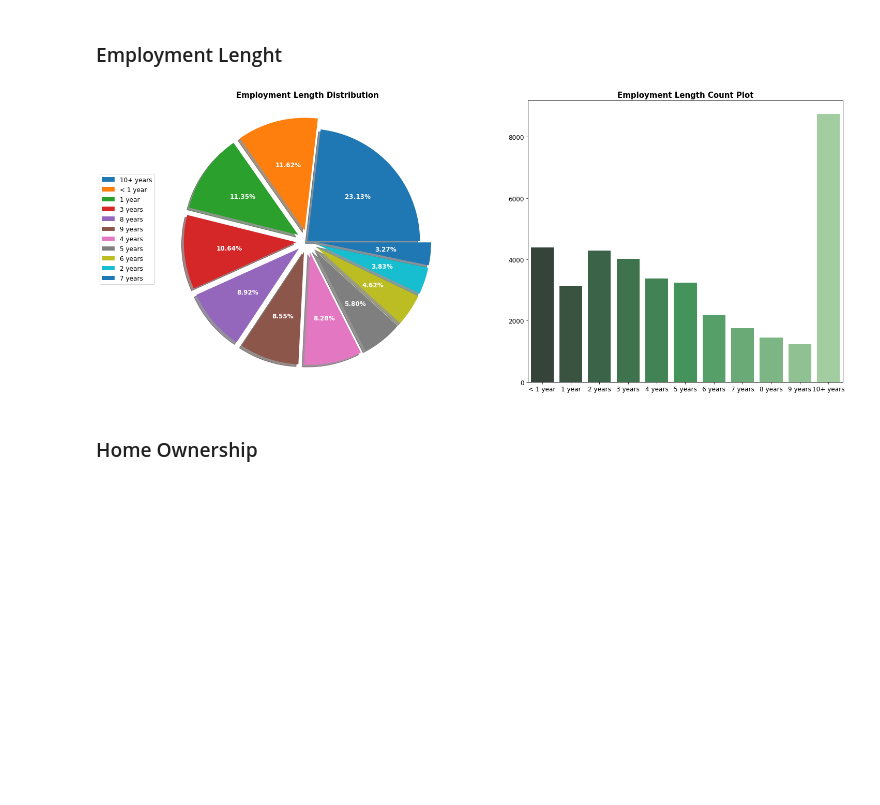
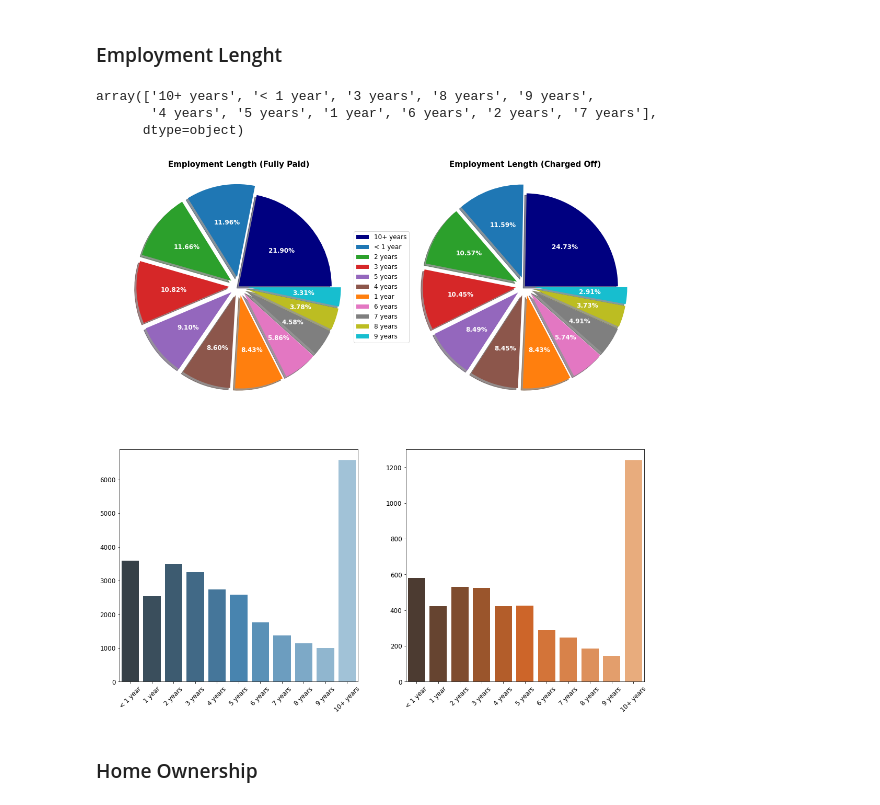
Before and after one commit to npalupunoori/LendingClubCaseStudy, a Jupyter notebook: Naren_Reddy_Palupunoori.ipynb, the cells around one changed output. Drawn from its saved outputs; the diff is of its cells as text; code cells hidden in the pictures; blank space fills up the shorter version.

```diff
--- a/Naren_Reddy_Palupunoori.ipynb
+++ b/Naren_Reddy_Palupunoori.ipynb
@@ -327,6 +317,6 @@ pd.concat([upper_limit, lower_limit, mean, median, maximum, minimum], axis=1, ke
 plt.figure(figsize = (20,40))
 for i in range(0, len(numeric_columns)):
     plt.subplot(8,3,i+1)
-    plt.boxplot(loan_n[numeric_columns[i]])
+    plt.boxplot(loan_clean[numeric_columns[i]])
     plt.title(numeric_columns[i])
 # %% [output]
@@ -333,0 +328,6 @@ for i in range(0, len(numeric_columns)):
+# %%
+upper_annual_inc = loan.annual_inc.quantile(0.75) + 1.5 * (loan.annual_inc.quantile(0.75) - loan.annual_inc.quantile(0.25))
+# %%
+loan_clean = loan.loc[(loan['annual_inc'] <= upper_annual_inc) & (loan['loan_status'] != "Current")]
+loan_current = loan.loc[(loan['annual_inc'] <= upper_annual_inc) & (loan['loan_status'] == "Current")]
+loan_high = loan.loc[loan['annual_inc'] > upper_annual_inc]
@@ -340,0 +375,3 @@ Start to analyzie each coloum and see which are relevent. Initally steps
+# %%
+loan_paid = loan_clean.loc[loan_clean['loan_status'] == 'Fully Paid']
+loan_charged = loan_clean.loc[loan_clean['loan_status'] == 'Charged Off']
@@ -459,31 +543,63 @@ plt.show()
 More than 75% of the loans are grades A to C with A is almost represent third of the loans
 # %% [markdown]
 ### Employment Lenght
+# %%
+loan_clean.emp_length.unique()
+# %% [output]
+array(['10+ years', '< 1 year', '3 years', '8 years', '9 years',
+       '4 years', '5 years', '1 year', '6 years', '2 years', '7 years'],
+      dtype=object)
 # %%
-plt.figure(figsize=(24,10))
+plt.figure(figsize=(18,18))
 
-plt.subplot(1,2,1)
-size = loan['emp_length'].value_counts().tolist()
-labels = loan.emp_length.unique().tolist()
+plt.subplot(2,2,1)
+size = loan_paid['emp_length'].value_counts().tolist()
+labels = loan_paid.emp_length.value_counts().index
 explode = [0, 0.1, 0.1, 0.1, 0.1, 0.1, 0.1, 0.1, 0.1, 0.1, 0.1]
-plt.pie(size, explode = explode, shadow = True, autopct = '%.2f%%',
+colors = {'< 1 year': 'tab:blue','1 year': 'tab:orange','2 years': 'tab:green','3 years': 'tab:red',
+          '4 years': 'tab:purple','5 years': 'tab:brown', '6 years': 'tab:pink','7 years': 'tab:gray',
+          '8 years': 'tab:olive','9 years': 'tab:cyan', '10+ years': 'navy'}
+plt.pie(size, explode = explode, shadow = True,
+        colors=[colors[i] for i in loan_clean.emp_length.value_counts().index], autopct = '%.2f%%',
        textprops={'color': 'w', 'fontsize' : 12, 'fontweight' : 'bold'})
-plt.title('Employment Length Distribution', fontsize = 15, fontweight = 'bold')
+plt.title('Employment Length (Fully Paid)', fontsize = 15, fontweight = 'bold')
+plt.axis('off')
+
+plt.subplot(2,2,2)
+size = loan_charged['emp_length'].value_counts().tolist()
+labels = loan_charged.emp_length.value_counts().index
+explode = [0, 0.1, 0.1, 0.1, 0.1, 0.1, 0.1, 0.1, 0.1, 0.1, 0.1]
+colors = {'< 1 year': 'tab:blue','1 year': 'tab:orange','2 years': 'tab:green','3 years': 'tab:red',
+          '4 years': 'tab:purple','5 years': 'tab:brown', '6 years': 'tab:pink','7 years': 'tab:gray',
+          '8 years': 'tab:olive','9 years': 'tab:cyan', '10+ years': 'navy'}
+plt.pie(size, explode = explode, shadow = True,
+        colors=[colors[i] for i in loan_clean.emp_length.value_counts().index], autopct = '%.2f%%',
+       textprops={'color': 'w', 'fontsize' : 12, 'fontweight' : 'bold'})
+plt.title('Employment Length (Charged Off)', fontsize = 15, fontweight = 'bold')
 plt.legend(labels, bbox_to_anchor=(-0.25,0.75), prop={'size': 12}, loc="upper left")
 plt.axis('off')
 
-plt.subplot(1,2,2)
+plt.subplot(2,2,3)
 order = ['< 1 year', '1 year', '2 years', '3 years', '4 years', '5 years', '6 years', '7 years', '8 years',
          '9 years', '10+ years']
 
-palette = sns.color_palette("Greens_d", n_colors=11)
+palette = sns.color_palette("Blues_d", n_colors=11)
 palette.reverse()
-sns.countplot(x = 'emp_length', data = loan, order = order, palette = palette).set(xlabel = None, ylabel = None)
-plt.title('Employment Length Count Plot', fontweight="bold", fontsize = 15)
-plt.xticks(fontsize = 12)
+sns.countplot(x = 'emp_length', data = loan_paid, order = order, palette = palette).set(xlabel = None, ylabel = None)
+plt.xticks(fontsize = 12, rotation = 45)
+plt.yticks(fontsize = 12)
+
+plt.subplot(2,2,4)
+order = ['< 1 year', '1 year', '2 years', '3 years', '4 years', '5 years', '6 years', '7 years', '8 years',
+         '9 years', '10+ years']
+
+palette = sns.color_palette("Oranges_d", n_colors=11)
+palette.reverse()
+sns.countplot(x = 'emp_length', data = loan_charged, order = order, palette = palette).set(xlabel = None, ylabel = None)
+plt.xticks(fontsize = 12, rotation = 45)
 plt.yticks(fontsize = 12)
 plt.show()
 # %% [output]
-[figure, old version]
+[figure, new version]
 # %% [markdown]
 ### Home Ownership
```
Also changed, not shown: parts of 47 cells of this notebook.
